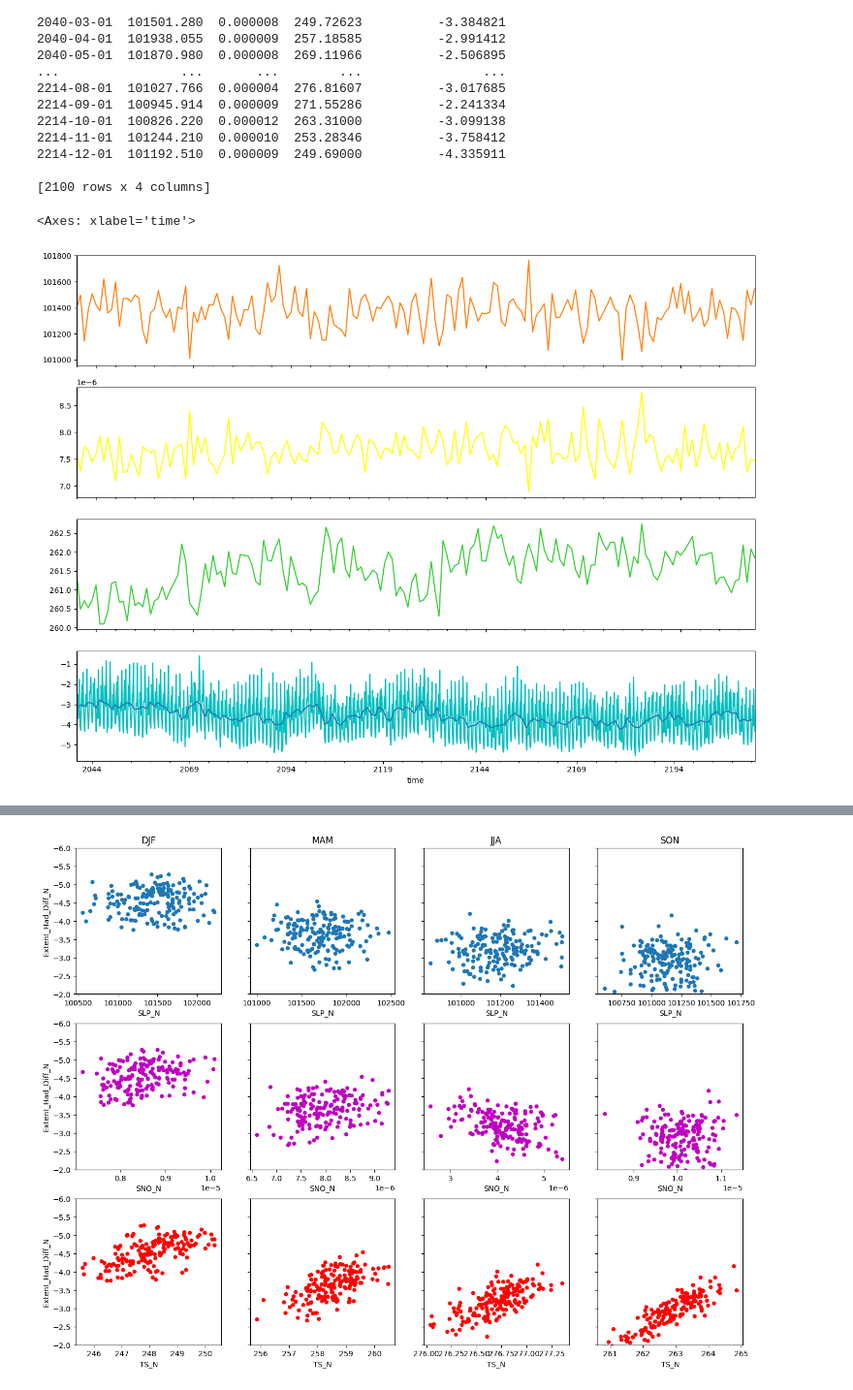
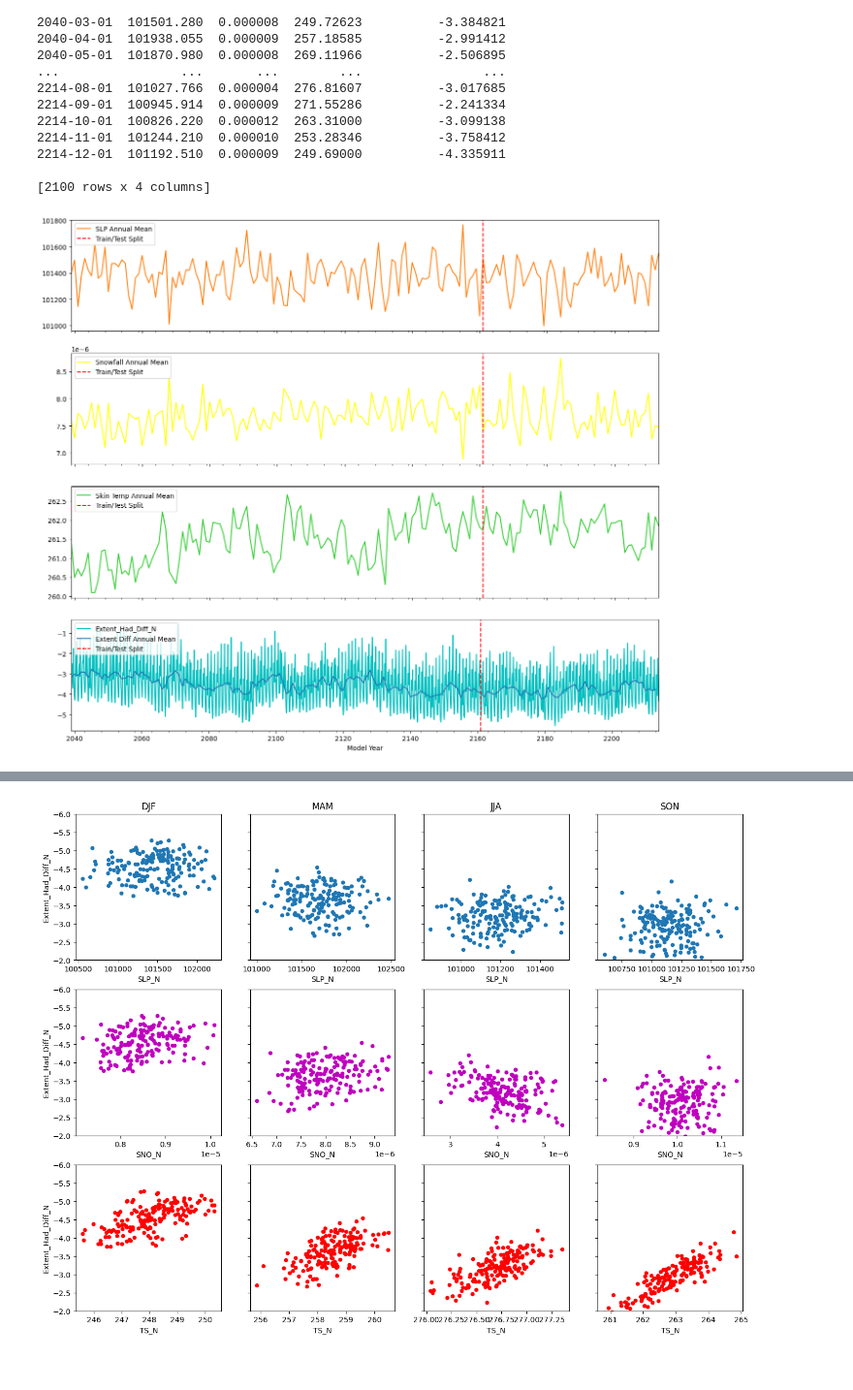
Before and after one commit to hannahzafar/UMDAOSC650, a Jupyter notebook: FinalProject_Zafar.ipynb, the cells around one changed output, grey strips where cells are left out. Shown: that part at 97% size. Drawn from its saved outputs; the diff is of its cells as text; code cells hidden in the pictures.

```diff
--- a/FinalProject_Zafar.ipynb
+++ b/FinalProject_Zafar.ipynb
@@ -57,23 +57,23 @@ fig, ax = plt.subplots(1,3,figsize=(16,4))
 
 dataset["SLP_N"].plot(ax=ax[0])
 dataset["SLP_N"].groupby(pd.Grouper(freq='1Y')).mean().plot(ax=ax[0],label='Annual Mean')
-ax[0].vlines(dt.date(2040,1,1),1e5,1.03e5,colors='y',linewidth=2)
 ax[0].set_title('SLP')
 
 dataset["SNO_N"].plot(ax=ax[1],c='m')
 dataset["SNO_N"].groupby(pd.Grouper(freq='1Y')).mean().plot(ax=ax[1],label='Annual Mean',c='yellow')
-ax[1].vlines(dt.date(2040,1,1),0.1e-5,1.3e-5,colors='y',linewidth=2)
 ax[1].set_title('Snowfall')
 
 dataset["TS_N"].plot(ax=ax[2],c='r')
-ax[2].vlines(dt.date(2040,1,1),240,280,colors='y',linewidth=2)
 dataset["TS_N"].groupby(pd.Grouper(freq='1Y')).mean().plot(ax=ax[2],label='Annual Mean',c='limegreen')
 ax[2].set_title('Skin Temperature')
+
+for axis in ax:
+  axis.axvline(dt.date(2040,1,1),color='y',lw=2)
 
 fig, ax = plt.subplots(1,1,figsize=(16,4))
 dataset["Extent_Had_Diff_N"].plot(ax=ax,c='c',label='Monthly Extent Difference')
 dataset["Extent_Had_Diff_N"].groupby(pd.Grouper(freq='1Y')).mean().plot(ax=ax,label='Annual Mean')
-ax.vlines(dt.date(2040,1,1),-6,2,colors='y',linewidth=2, label='Throwout data preceding')
+ax.axvline(dt.date(2040,1,1),color='y',lw=2, label='Throwout data preceding')
 plt.legend()
 ax.set_title('NH Sea Ice Extent Deviation from Reanalysis')
 # %% [output]
@@ -102,13 +102,18 @@ time
 
 [2100 rows x 4 columns]
 # %%
-fig, ax = plt.subplots(4,1,figsize=(16,12))
-dataset["SLP_N"].groupby(pd.Grouper(freq='1Y')).mean().plot(ax=ax[0],label='SLP Annual Mean',color='tab:orange',sharex=True)
-dataset["SNO_N"].groupby(pd.Grouper(freq='1Y')).mean().plot(ax=ax[1],label='Annual Mean',c='yellow')
-dataset["TS_N"].groupby(pd.Grouper(freq='1Y')).mean().plot(ax=ax[2],label='Annual Mean',c='limegreen')
+fig, ax = plt.subplots(4,1,figsize=(16,14))
+dataset["SLP_N"].groupby(pd.Grouper(freq='1Y')).mean().plot(ax=ax[0],label='SLP Annual Mean',color='tab:orange')
+dataset["SNO_N"].groupby(pd.Grouper(freq='1Y')).mean().plot(ax=ax[1],label='Snowfall Annual Mean',c='yellow')
+dataset["TS_N"].groupby(pd.Grouper(freq='1Y')).mean().plot(ax=ax[2],label='Skin Temp Annual Mean',c='limegreen')
 dataset["Extent_Had_Diff_N"].plot(ax=ax[3],c='c')
-dataset["Extent_Had_Diff_N"].groupby(pd.Grouper(freq='1Y')).mean().plot(ax=ax[3],label='Extent Annual Mean')
-# ax.set_title('Extent Difference')
+dataset["Extent_Had_Diff_N"].groupby(pd.Grouper(freq='1Y')).mean().plot(ax=ax[3],label='Extent Diff Annual Mean',sharex=True)
+for axis in ax:
+  axis.axvline(dt.date(2162,1,1),color='r',ls='dashed',label='Train/Test Split')
+  axis.legend(loc='upper left')
+  axis.set_xlabel('Model Year')
+  # axis.set_xticks([])
+  axis.set_xticks(pd.date_range(start='12/31/2040',end='12/31/2220',freq='20YS'))
+  axis.set_xticklabels(np.arange(2040,2220,20))
 # %% [output]
-<Axes: xlabel='time'>
-[figure, old version]
+[figure, new version]
```
Also changed, not shown: parts of 4 cells of this notebook.
